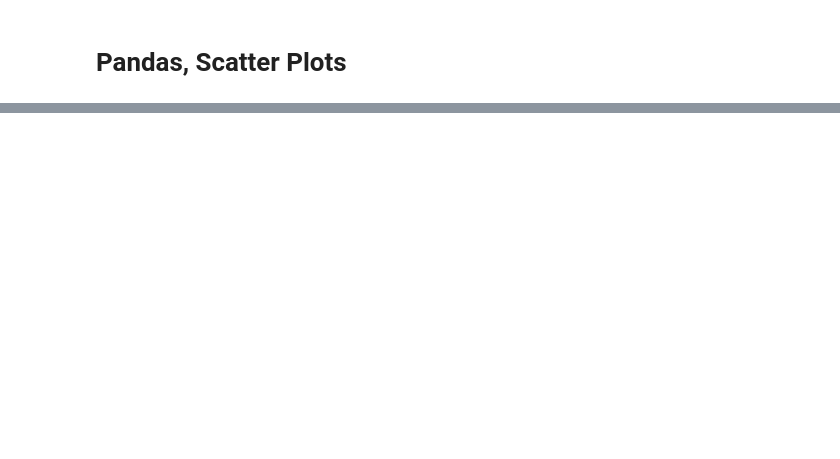
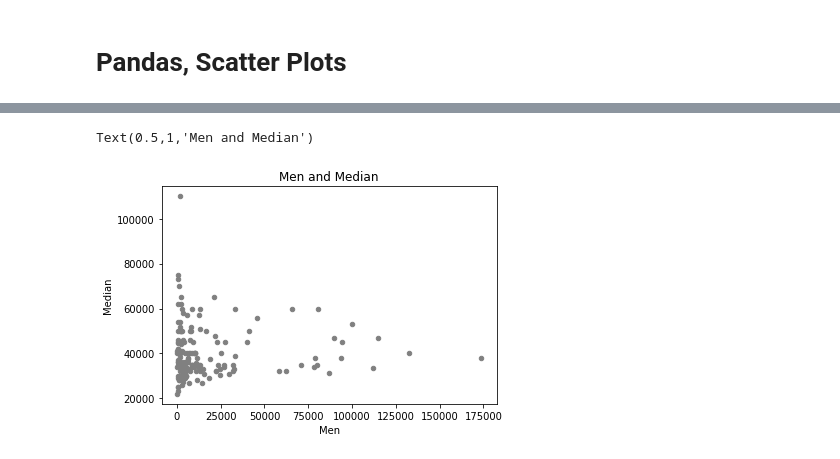
Before and after one commit to mrabins/-Visualizing-Earnings-Based-On-College-Major, a Jupyter notebook: Visualizing Earnings Based On College Majors.ipynb, the cells around one changed output, grey strips where cells are left out. Cells and saved outputs as stored; diff of their text form; code cells hidden in the pictures; blank space fills up the shorter version.

```diff
--- a/Basics.ipynb
+++ b/Visualizing Earnings Based On College Majors.ipynb
@@ -84,3 +103,6 @@ recent_grads.plot(x='Sample_size', y='Employed', kind='scatter', title='Employed
 # %%
-ax = recent_grads.plot(x='Sample_size', y='Employed', kind='scatter')
-ax.set_title('Employed cvs')
+ax = recent_grads.plot(x='Men', y='Median', kind='scatter', color='grey')
+ax.set_title('Men and Median')
+# %% [output]
+Text(0.5,1,'Men and Median')
+[figure, added]
```
Also changed, not shown: parts of 9 cells of this notebook, 1 other file.
